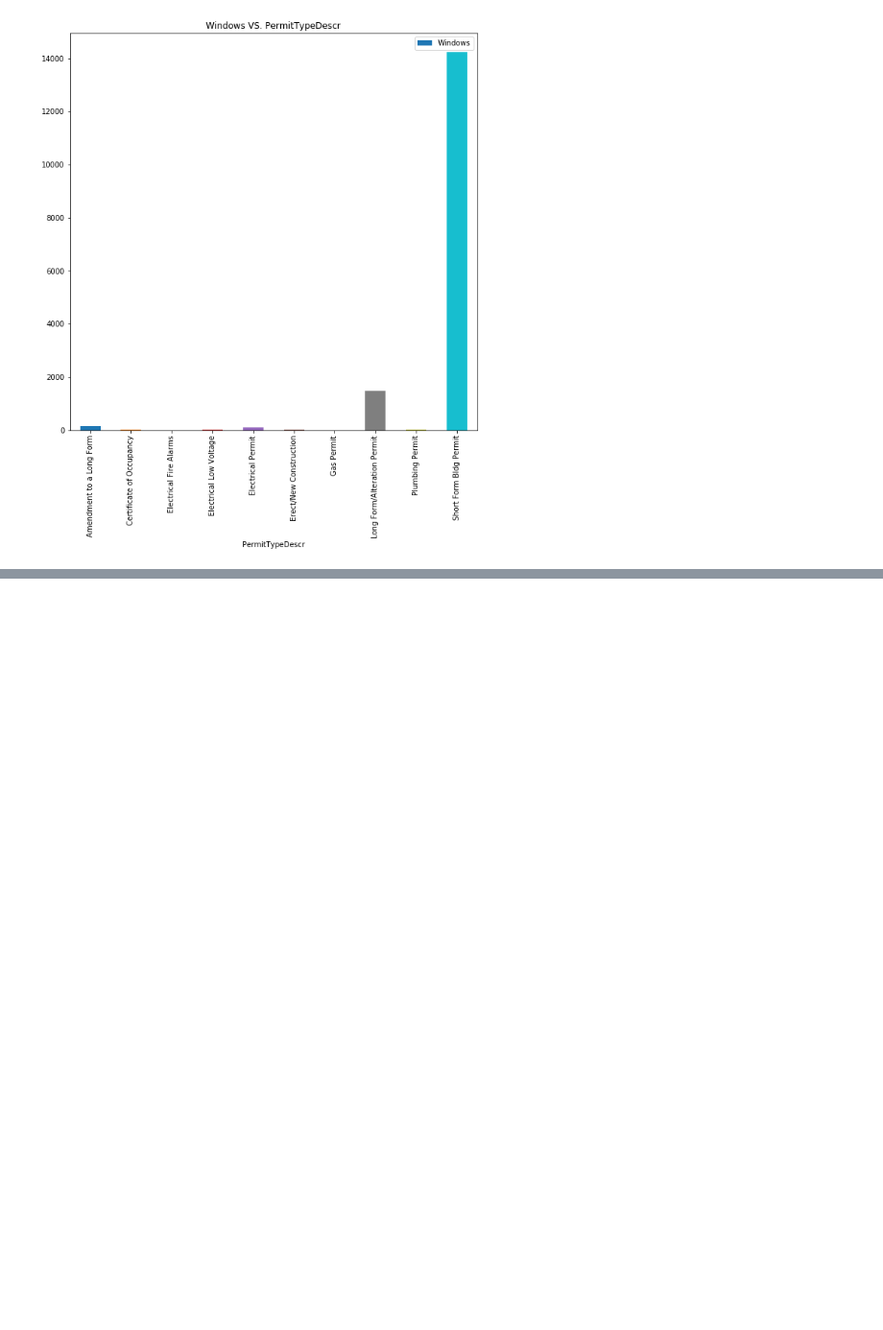
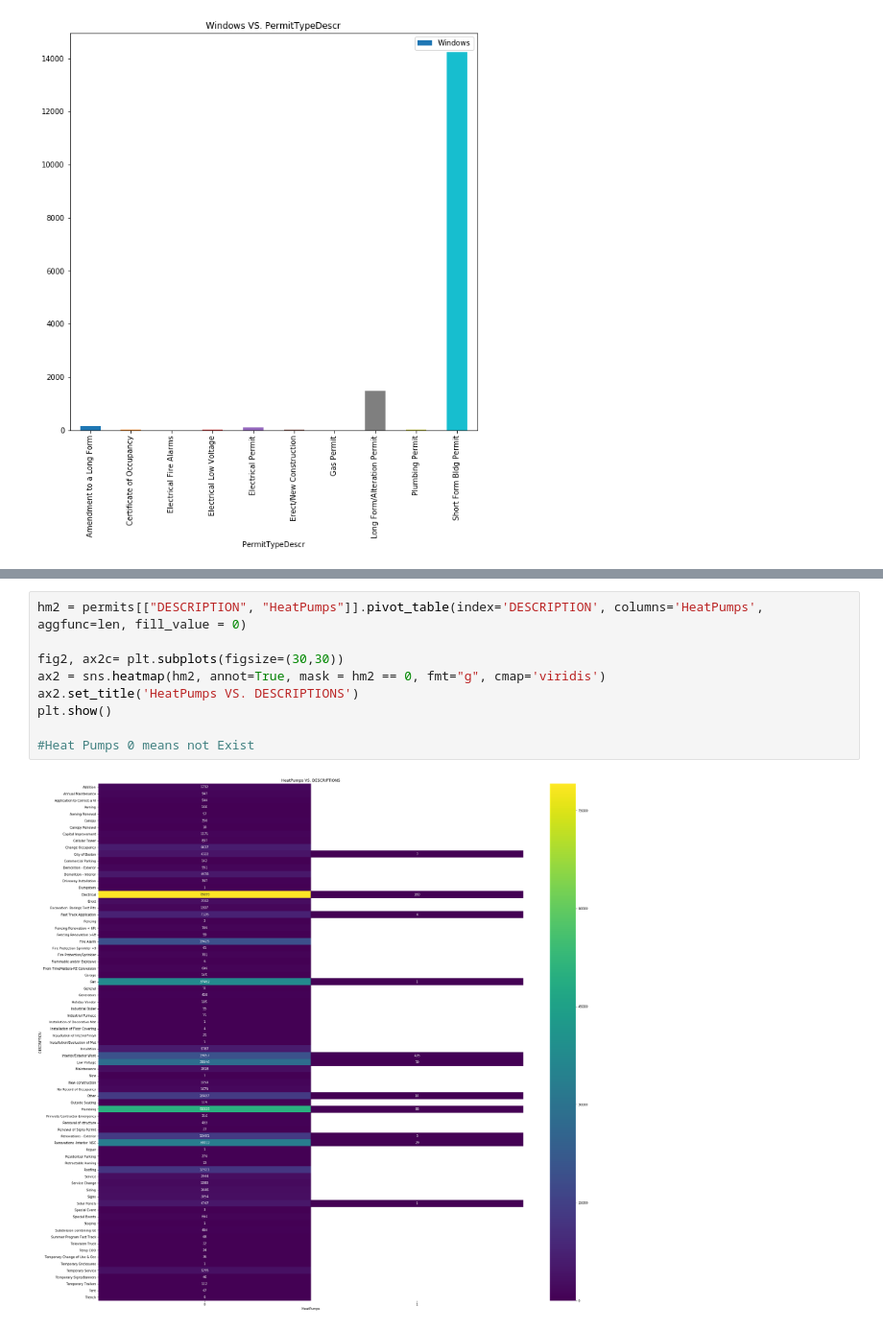
Before and after one commit to ZixinDing/Carbon-Free-Boston, a Jupyter notebook: CFB@BUISE.ipynb, the cells around one changed output, grey strips where cells are left out. Shown at 96% size. Drawn from its saved outputs; the diff is of its cells as text; blank space fills up the shorter version.

```diff
--- a/CFB@BUISE.ipynb
+++ b/CFB@BUISE.ipynb
@@ -112,0 +353,11 @@ for i in ["SolarPanel", "HeatPumps", "Insulation", "Windows"]:
+# %%
+hm2 = permits[["DESCRIPTION", "HeatPumps"]].pivot_table(index='DESCRIPTION', columns='HeatPumps', aggfunc=len, fill_value = 0)
+
+fig2, ax2c= plt.subplots(figsize=(30,30))
+ax2 = sns.heatmap(hm2, annot=True, mask = hm2 == 0, fmt="g", cmap='viridis')
+ax2.set_title('HeatPumps VS. DESCRIPTIONS')
+plt.show()
+
+#Heat Pumps 0 means not Exist
+# %% [output]
+[figure, added]
```
Also changed, not shown: parts of 28 cells of this notebook.
